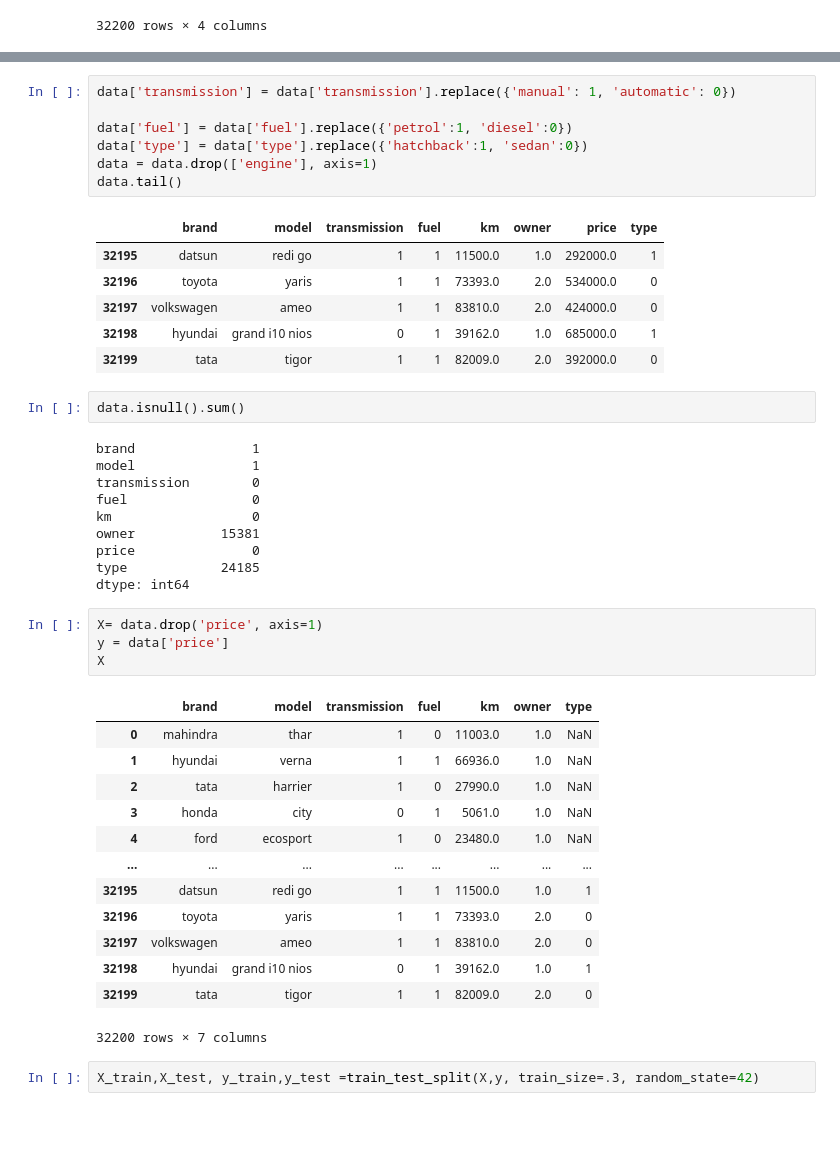
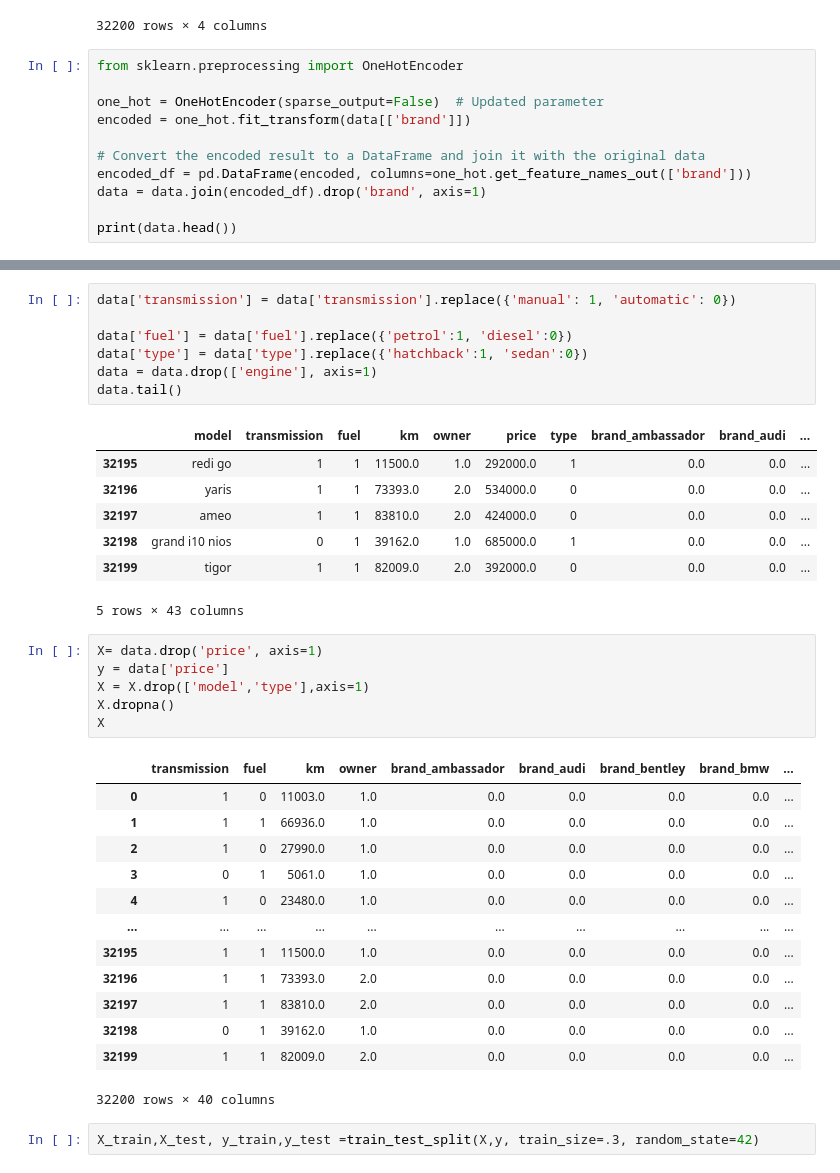
Before and after one commit to WambuaRack/Machine-learning-projects, a Jupyter notebook: supervised/main.ipynb, the cells around one changed output, grey strips where cells are left out. Drawn from its saved outputs; the diff is of its cells as text; blank space fills up the shorter version.

```diff
--- a/supervised/main.ipynb
+++ b/supervised/main.ipynb
@@ -40,3 +40,14 @@ data.dropna( axis=1)
 | 32198 | automatic | petrol | 39162.0 | 685000.0 |
 | 32199 | manual | petrol | 82009.0 | 392000.0 |
 32200 rows × 4 columns
+# %%
+from sklearn.preprocessing import OneHotEncoder
+
+one_hot = OneHotEncoder(sparse_output=False)  # Updated parameter
+encoded = one_hot.fit_transform(data[['brand']])
+
+# Convert the encoded result to a DataFrame and join it with the original data
+encoded_df = pd.DataFrame(encoded, columns=one_hot.get_feature_names_out(['brand']))
+data = data.join(encoded_df).drop('brand', axis=1)
+
+print(data.head())
@@ -48,42 +77,33 @@ data['type'] = data['type'].replace({'hatchback':1, 'sedan':0})
 data = data.drop(['engine'], axis=1)
 data.tail()
 # %% [output]
-|  | brand | model | transmission | fuel | km | owner | price | type |
-| 32195 | datsun | redi go | 1 | 1 | 11500.0 | 1.0 | 292000.0 | 1 |
-| 32196 | toyota | yaris | 1 | 1 | 73393.0 | 2.0 | 534000.0 | 0 |
-| 32197 | volkswagen | ameo | 1 | 1 | 83810.0 | 2.0 | 424000.0 | 0 |
-| 32198 | hyundai | grand i10 nios | 0 | 1 | 39162.0 | 1.0 | 685000.0 | 1 |
-| 32199 | tata | tigor | 1 | 1 | 82009.0 | 2.0 | 392000.0 | 0 |
+|  | model | transmission | fuel | km | owner | price | type | brand_ambassador | brand_audi | ... |
+| 32195 | redi go | 1 | 1 | 11500.0 | 1.0 | 292000.0 | 1 | 0.0 | 0.0 | ... |
+| 32196 | yaris | 1 | 1 | 73393.0 | 2.0 | 534000.0 | 0 | 0.0 | 0.0 | ... |
+| 32197 | ameo | 1 | 1 | 83810.0 | 2.0 | 424000.0 | 0 | 0.0 | 0.0 | ... |
+| 32198 | grand i10 nios | 0 | 1 | 39162.0 | 1.0 | 685000.0 | 1 | 0.0 | 0.0 | ... |
+| 32199 | tigor | 1 | 1 | 82009.0 | 2.0 | 392000.0 | 0 | 0.0 | 0.0 | ... |
+5 rows × 43 columns
-# %%
-data.isnull().sum()
-# %% [output]
-brand               1
-model               1
-transmission        0
-fuel                0
-km                  0
-owner           15381
-price               0
-type            24185
-dtype: int64
 # %%
 X= data.drop('price', axis=1)
 y = data['price']
+X = X.drop(['model','type'],axis=1)
+X.dropna()
 X
 # %% [output]
-|  | brand | model | transmission | fuel | km | owner | type |
-| 0 | mahindra | thar | 1 | 0 | 11003.0 | 1.0 | NaN |
-| 1 | hyundai | verna | 1 | 1 | 66936.0 | 1.0 | NaN |
-| 2 | tata | harrier | 1 | 0 | 27990.0 | 1.0 | NaN |
-| 3 | honda | city | 0 | 1 | 5061.0 | 1.0 | NaN |
-| 4 | ford | ecosport | 1 | 0 | 23480.0 | 1.0 | NaN |
-| ... | ... | ... | ... | ... | ... | ... | ... |
-| 32195 | datsun | redi go | 1 | 1 | 11500.0 | 1.0 | 1 |
-| 32196 | toyota | yaris | 1 | 1 | 73393.0 | 2.0 | 0 |
-| 32197 | volkswagen | ameo | 1 | 1 | 83810.0 | 2.0 | 0 |
-| 32198 | hyundai | grand i10 nios | 0 | 1 | 39162.0 | 1.0 | 1 |
-| 32199 | tata | tigor | 1 | 1 | 82009.0 | 2.0 | 0 |
+|  | transmission | fuel | km | owner | brand_ambassador | brand_audi | brand_bentley | brand_bmw | ... |
+| 0 | 1 | 0 | 11003.0 | 1.0 | 0.0 | 0.0 | 0.0 | 0.0 | ... |
+| 1 | 1 | 1 | 66936.0 | 1.0 | 0.0 | 0.0 | 0.0 | 0.0 | ... |
+| 2 | 1 | 0 | 27990.0 | 1.0 | 0.0 | 0.0 | 0.0 | 0.0 | ... |
+| 3 | 0 | 1 | 5061.0 | 1.0 | 0.0 | 0.0 | 0.0 | 0.0 | ... |
+| 4 | 1 | 0 | 23480.0 | 1.0 | 0.0 | 0.0 | 0.0 | 0.0 | ... |
+| ... | ... | ... | ... | ... | ... | ... | ... | ... | ... |
+| 32195 | 1 | 1 | 11500.0 | 1.0 | 0.0 | 0.0 | 0.0 | 0.0 | ... |
+| 32196 | 1 | 1 | 73393.0 | 2.0 | 0.0 | 0.0 | 0.0 | 0.0 | ... |
+| 32197 | 1 | 1 | 83810.0 | 2.0 | 0.0 | 0.0 | 0.0 | 0.0 | ... |
+| 32198 | 0 | 1 | 39162.0 | 1.0 | 0.0 | 0.0 | 0.0 | 0.0 | ... |
+| 32199 | 1 | 1 | 82009.0 | 2.0 | 0.0 | 0.0 | 0.0 | 0.0 | ... |
-32200 rows × 7 columns
+32200 rows × 40 columns
 # %%
 X_train,X_test, y_train,y_test =train_test_split(X,y, train_size=.3, random_state=42)
 # %%
```
Also changed, not shown: parts of 3 cells of this notebook.
